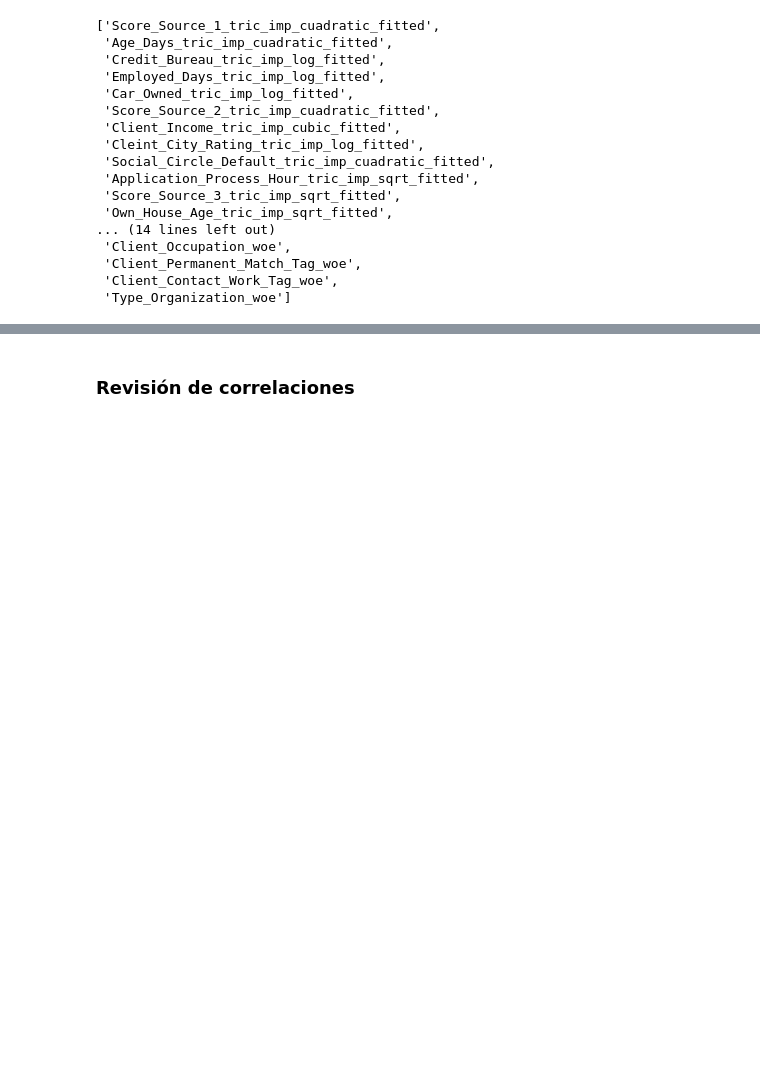
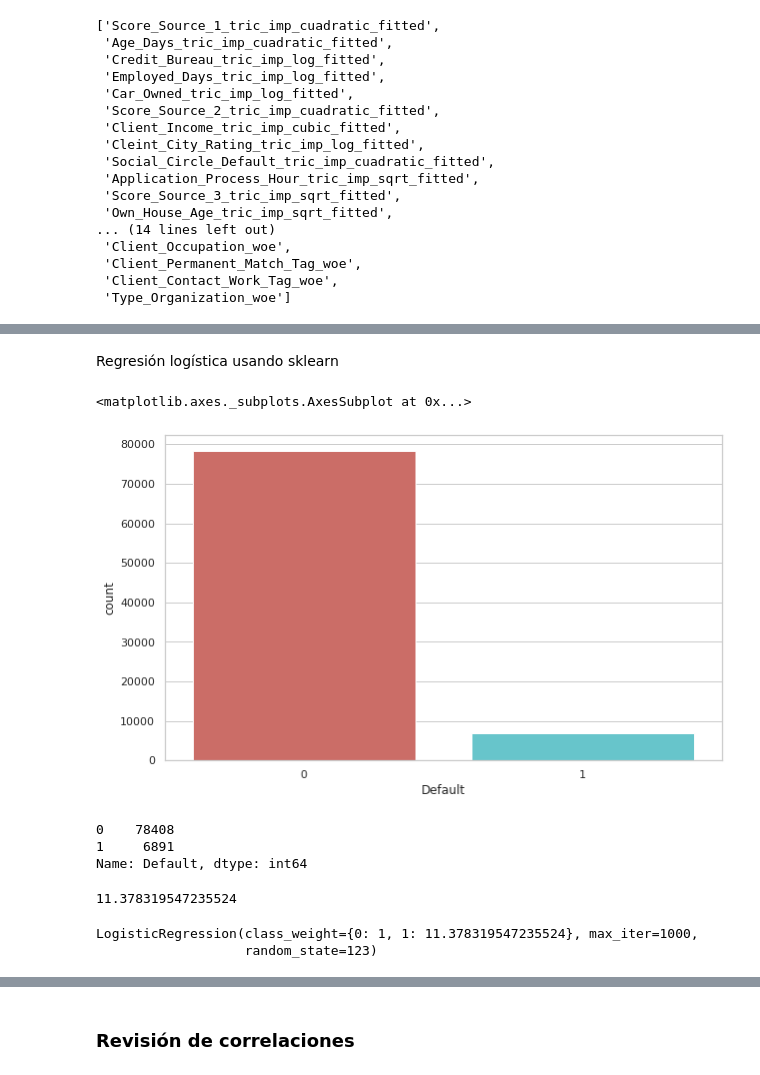
Before and after one commit to JCaballerot/Credit-Scoring, a Jupyter notebook: CreditScoring/Lab_Automobile_Loan_Default.ipynb, the cells around one changed output, grey strips where cells are left out. Drawn from its saved outputs; the diff is of its cells as text; code cells hidden in the pictures; blank space fills up the shorter version.

```diff
--- a/CreditScoring/Lab_Automobile_Loan_Default.ipynb
+++ b/CreditScoring/Lab_Automobile_Loan_Default.ipynb
@@ -1413,3 +1413,32 @@ Client_Occupation_woe                        0.2775      0.051      5.464      0
 Client_Permanent_Match_Tag_woe               0.3429      0.093      3.693      0.000       0.161       0.525
 Type_Organization_woe                        0.5067      0.054      9.385      0.000       0.401       0.613
 ============================================================================================================
+# %% [markdown]
+Regresión logística usando sklearn
+# %%
+# Analizando el target
+sns.countplot(x='Default', data = X_train, palette = 'hls')
+# %% [output]
+<matplotlib.axes._subplots.AxesSubplot at 0x...>
+[figure, added]
+# %%
+X_train.Default.value_counts()
+# %% [output]
+0    78408
+1     6891
+Name: Default, dtype: int64
+# %%
+78408/6891
+# %% [output]
+11.378319547235524
+# %%
+# Modelo
+from sklearn import linear_model
+
+logreg = linear_model.LogisticRegression(class_weight = {0: 1, 1: 11.378319547235524},
+                                         max_iter = 1000,
+                                         random_state = 123)
+logreg.fit(X_train[modelo], y_train)
+# %% [output]
+LogisticRegression(class_weight={0: 1, 1: 11.378319547235524}, max_iter=1000,
+                   random_state=123)
```
Also changed, not shown: parts of 20 cells of this notebook.
